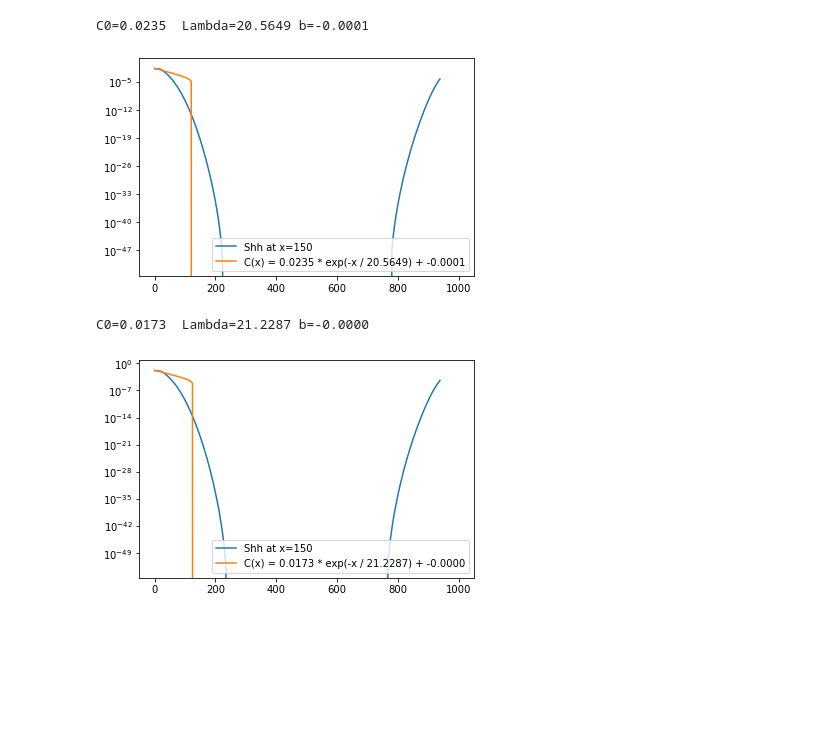
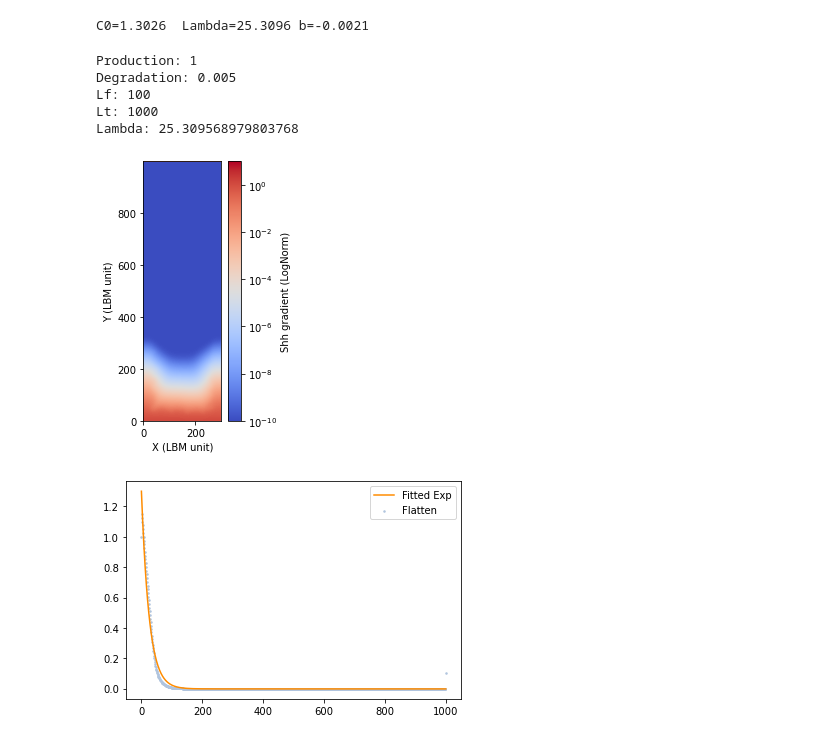
Before and after one commit to wyq977/cobi-project, a Jupyter notebook: fit_exp.ipynb, the cells around one changed output. Drawn from its saved outputs; the diff is of its cells as text; code cells hidden in the pictures; blank space fills up the shorter version.

Commit message:
update example nb py for myscript

```diff
--- a/fit_exp.ipynb
+++ b/fit_exp.ipynb
@@ -59,10 +13,45 @@ From the plot below, the box outlet condition in LBIBCell probably is not open b
-# %%
-plot_and_fit(x, y, 'Shh at x={:d}'.format(int(mean_x)), log=1)
-# %% [output]
-C0=0.0235  Lambda=20.5649 b=-0.0001
-[figure, removed]
-# %%
-plot_and_fit(x_avg, y_avg, 'Shh at x={:d}'.format(int(mean_x)), log=1)
-# %% [output]
-C0=0.0173  Lambda=21.2287 b=-0.0000
-[figure, removed]
+# %%
+from myscript.report_processor.solver_processor import SolverProcessor
+from myscript.report_processor.solver_processor import get_solver_mat, plot_solver_matrix
+import os
+import matplotlib.pyplot as plt
+from myscript.fit.solver import *
+
+test_dir = 'local/isowall4'
+
+mat = get_solver_mat(os.path.join(test_dir, "Cells_2400.txt"), flatten=1)
+# x = np.absolute(np.arange(mat.shape[0]) - CENTROIDS_DICT['200'][1])
+x = np.arange(mat.shape[0]) # source from bottom wall
+y = get_solver_mat(os.path.join(test_dir, "Cells_2400.txt"), flatten=1)
+# %%
+popt = fit_exp(x, y)
+print("C0={:.4f}  Lambda={:.4f} b={:.4f}".format(popt[0], 1 / popt[1], popt[2]))
+# %% [output]
+C0=1.3026  Lambda=25.3096 b=-0.0021
+# %%
+from myscript.fit.solver import shh_read_out_analytic_sol
+p, d, Lf, Lt, k = 1, 0.005, 100, 1000, popt[1]
+print(f"Production: {p}")
+print(f"Degradation: {d}")
+print(f"Lf: {Lf}")
+print(f"Lt: {Lt}")
+print(f"Lambda: {1/k}")
+# %% [output]
+Production: 1
+Degradation: 0.005
+Lf: 100
+Lt: 1000
+Lambda: 25.309568979803768
+# %%
+plot_solver_matrix(os.path.join(test_dir, "Cells_2400.npy"), shift=1e-10, vmin=1e-10, vmax=10)
+# %% [output]
+[figure, added]
+# %%
+fig, ax = plt.subplots()
+ax.scatter(x, y, label='Flatten', s=2.4, alpha=0.9, c="lightsteelblue")
+y_fit = model_func(x, popt[0], popt[1], popt[2])
+ax.plot(x, y_fit, label='Fitted Exp', c="darkorange")
+ax.legend(loc="best")
+fig.savefig('simple_influx.pdf', dpi=300)
+# %% [output]
+[figure, added]
```
Also changed, not shown: parts of 9 cells of this notebook, 1 other file.
